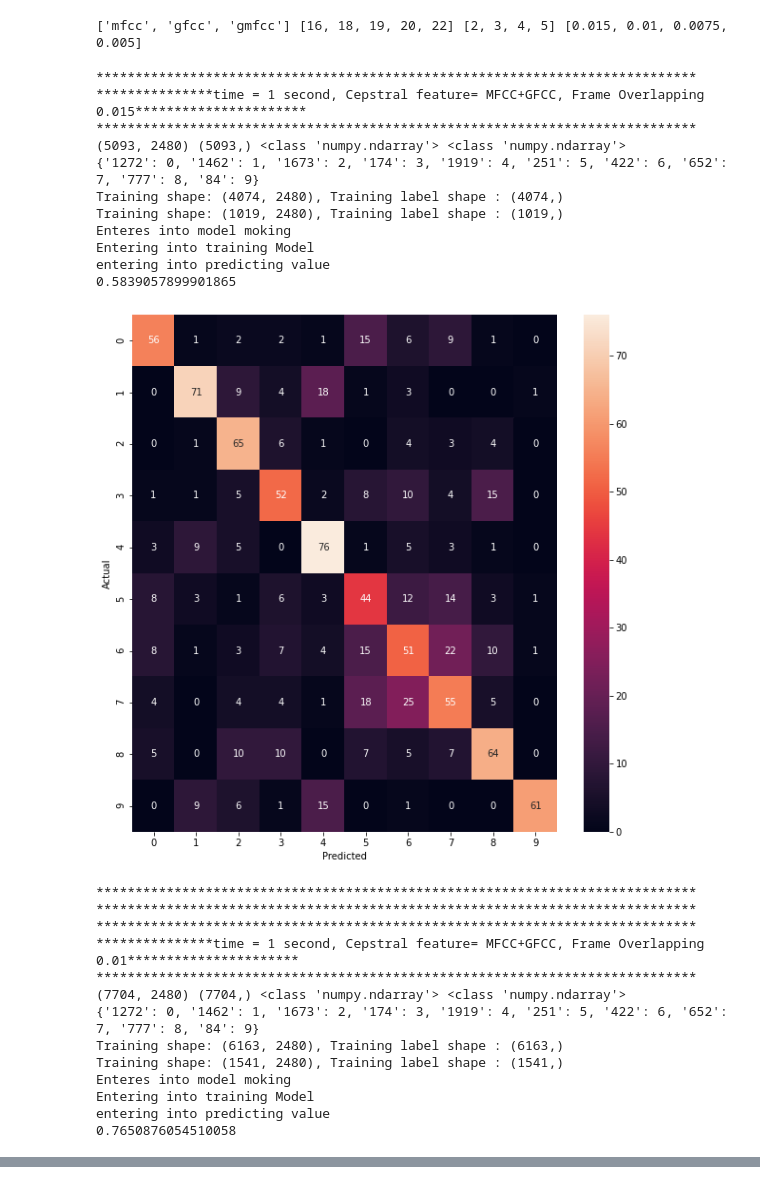
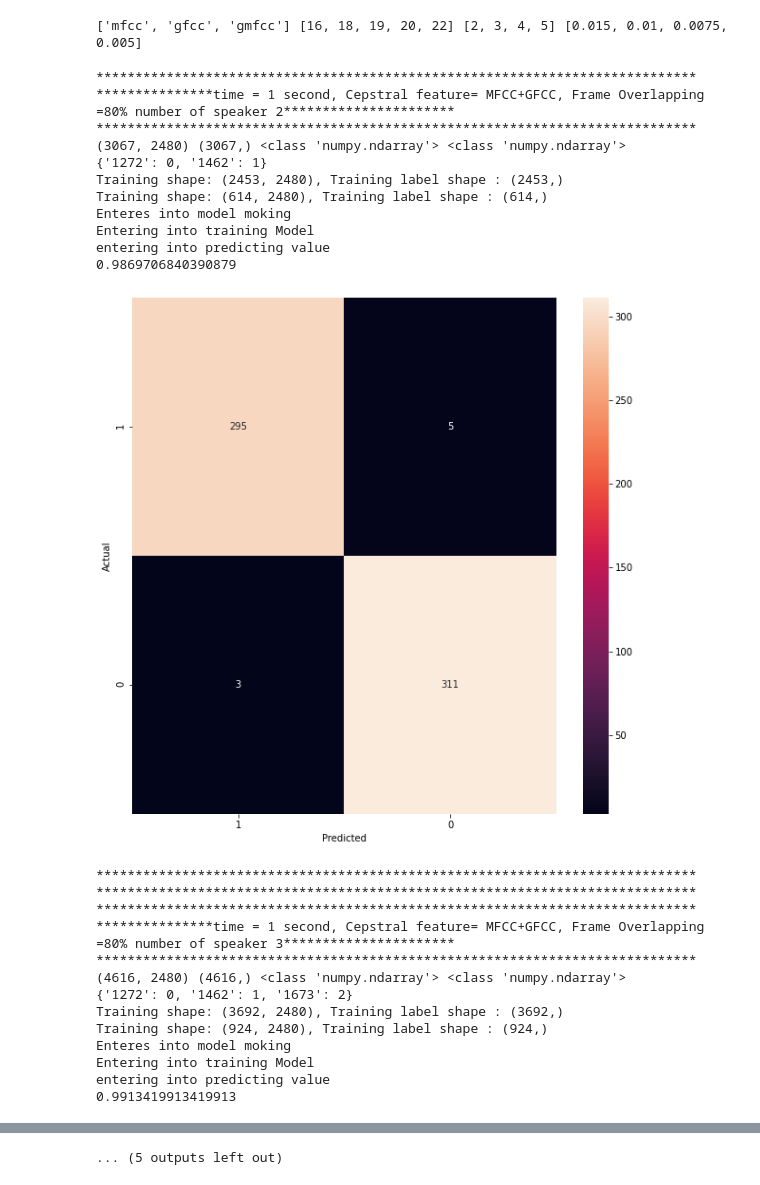
Before and after one commit to ritikraj660/Speaker-recognition, a Jupyter notebook: SR_SVM_MGFCC_1sec_overlapping_window.ipynb, the cells around one changed output, grey strips where cells are left out. Saved outputs shown, nothing was run; the diff lists cells and outputs as text; code cells hidden in the pictures.

```diff
--- a/SR_SVM_MGFCC_1sec_overlapping_window.ipynb
+++ b/SR_SVM_MGFCC_1sec_overlapping_window.ipynb
@@ -193,8 +198,8 @@ def s2c(mfcc=False,gmfcc=False,gfcc=False,cep=20,t_s=1, frame_overlapp = 0.01):
     return data[1:,:],data_label
 # %%
-def pre_pro(mfcc=False,gmfcc=True,gfcc=False,cep=20,dim=1,t_s=1,frame_overlapp = 0.01):
+def pre_pro(mfcc=False,gmfcc=True,gfcc=False,cep=20,dim=1,t_s=1,frame_overlapp = 0.01,number_of_speaker=10):
 
-  x,y = s2c(mfcc=mfcc,gmfcc=gmfcc,gfcc=gfcc,cep=cep,t_s=t_s,frame_overlapp = frame_overlapp)
+  x,y = s2c(mfcc=mfcc,gmfcc=gmfcc,gfcc=gfcc,cep=cep,t_s=t_s,frame_overlapp = frame_overlapp,number_of_speaker=number_of_speaker)
   #write_(x,y)
   print(x.shape,y.shape,type(x),type(y))
   if dim ==2:
@@ -211,8 +216,8 @@ def pre_pro(mfcc=False,gmfcc=True,gfcc=False,cep=20,dim=1,t_s=1,frame_overlapp =
   return x,y
 # %%
 %%time
-def x_y(mfcc=False,gmfcc=True,gfcc=False,cep=20,dim=1,t_s=2,frame_overlapp = 0.01):
-  x,y = pre_pro(mfcc=False,gmfcc=True,gfcc=False,cep=20,dim=1,t_s=2,frame_overlapp = frame_overlapp)
+def x_y(mfcc=False,gmfcc=True,gfcc=False,cep=20,dim=1,t_s=2,frame_overlapp = 0.01,number_of_speaker=10):
+  x,y = pre_pro(mfcc=False,gmfcc=True,gfcc=False,cep=20,dim=1,t_s=2,frame_overlapp = frame_overlapp,number_of_speaker=number_of_speaker)
   u = np.unique(y)
   num_classes = len(u)
   #print(u)
@@ -237,8 +242,8 @@ from sklearn.datasets import make_classification
 from sklearn.svm import SVC
 from sklearn.multiclass import OneVsOneClassifier
 from sklearn.metrics import accuracy_score
-def svm_(mfcc=False,gmfcc=False,gfcc=False,cep=20,dim=1,t_s=1,frame_overlapp = 0.01):
-  x,y = x_y(mfcc=mfcc,gmfcc=gmfcc,gfcc=gfcc,cep=cep,dim=1,t_s=t_s,frame_overlapp = frame_overlapp)
+def svm_(mfcc=False,gmfcc=False,gfcc=False,cep=20,dim=1,t_s=1,frame_overlapp = 0.01,number_of_speaker=10):
+  x,y = x_y(mfcc=mfcc,gmfcc=gmfcc,gfcc=gfcc,cep=cep,dim=1,t_s=t_s,frame_overlapp = frame_overlapp,number_of_speaker=number_of_speaker)
   x_train, x_test, y_train, y_test = train_test_split(x,y ,test_size=0.20, shuffle= True)
 
   print("Training shape: {0}, Training label shape : {1}".format(x_train.shape,y_train.shape))
@@ -248,7 +253,7 @@ def svm_(mfcc=False,gmfcc=False,gfcc=False,cep=20,dim=1,t_s=1,frame_overlapp = 0
   model = SVC(C=1.0, kernel='rbf', degree=3, gamma='scale', coef0=0.0,
                 shrinking=True, probability=True, tol=0.001, cache_size=200,
                 class_weight=None, verbose=False, max_iter=-1, decision_function_shape='ovr',
-                break_ties=False, random_state=None)
+                break_ties=False, random_state=42)
   # fit model
   print("Entering into training Model")
   his = model.fit(x_train, y_train)
@@ -258,9 +263,10 @@ def svm_(mfcc=False,gmfcc=False,gfcc=False,cep=20,dim=1,t_s=1,frame_overlapp = 0
   acc = accuracy_score(y_test,yhat)
   print(acc)
   conf_mat = confusion_matrix(y_test, yhat)
+  total_user = list(set(y_test))
   fig, ax = plt.subplots(figsize=(10,10))
   sns.heatmap(conf_mat, annot=True, fmt='d',
-              xticklabels=[0,1,2,3,4,5,6,7,8,9], yticklabels=[0,1,2,3,4,5,6,7,8,9])
+              xticklabels=total_user, yticklabels=total_user)
   plt.ylabel('Actual')
   plt.xlabel('Predicted')
   plt.show()
@@ -271,43 +277,44 @@ cep_fea = ['mfcc','gfcc','gmfcc']
 cep_num = [16,18,19,20,22]
 time_ = [2,3,4,5]
 win_over = [0.015,0.01,0.0075,0.005]
+speaker_ = [2,3,4,5,6,7,8,9]
 print(cep_fea,cep_num,time_,win_over)
 # %% [output]
 ['mfcc', 'gfcc', 'gmfcc'] [16, 18, 19, 20, 22] [2, 3, 4, 5] [0.015, 0.01, 0.0075, 0.005]
 # %%
-for i in win_over:
+for i in speaker_:
     print("*****************************************************************************")
-    print("***************time = 1 second, Cepstral feature= MFCC+GFCC, Frame Overlapping {}**********************".format(i))
+    print("***************time = 1 second, Cepstral feature= MFCC+GFCC, Frame Overlapping =80% number of speaker {}**********************".format(i))
     print("*****************************************************************************")
     #if i == 0.01:
-    svm_(mfcc=False,gmfcc=True,gfcc=False,cep=20,dim=1,t_s=1,frame_overlapp = i)
+    svm_(mfcc=False,gmfcc=True,gfcc=False,cep=20,dim=1,t_s=1,frame_overlapp = 0.005,number_of_speaker=i)
       #speaker(batch_sizes=16,epoch=200,mfcc=m,gmfcc=gm,gfcc=g,cep=20,dim=1,t_s=j,frame_overlapp = 0.01)
       #%%time
     print("*****************************************************************************")
     print("*****************************************************************************")
 # %% [output]
 *****************************************************************************
-***************time = 1 second, Cepstral feature= MFCC+GFCC, Frame Overlapping 0.015**********************
+***************time = 1 second, Cepstral feature= MFCC+GFCC, Frame Overlapping =80% number of speaker 2**********************
 *****************************************************************************
-(5093, 2480) (5093,) <class 'numpy.ndarray'> <class 'numpy.ndarray'>
-{'1272': 0, '1462': 1, '1673': 2, '174': 3, '1919': 4, '251': 5, '422': 6, '652': 7, '777': 8, '84': 9}
-Training shape: (4074, 2480), Training label shape : (4074,)
-Training shape: (1019, 2480), Training label shape : (1019,)
+(3067, 2480) (3067,) <class 'numpy.ndarray'> <class 'numpy.ndarray'>
+{'1272': 0, '1462': 1}
+Training shape: (2453, 2480), Training label shape : (2453,)
+Training shape: (614, 2480), Training label shape : (614,)
 Enteres into model moking
 Entering into training Model
 entering into predicting value
-0.5839057899901865
+0.9869706840390879
-[figure, old version]
+[figure, new version]
 *****************************************************************************
 *****************************************************************************
 *****************************************************************************
-***************time = 1 second, Cepstral feature= MFCC+GFCC, Frame Overlapping 0.01**********************
+***************time = 1 second, Cepstral feature= MFCC+GFCC, Frame Overlapping =80% number of speaker 3**********************
 *****************************************************************************
-(7704, 2480) (7704,) <class 'numpy.ndarray'> <class 'numpy.ndarray'>
-{'1272': 0, '1462': 1, '1673': 2, '174': 3, '1919': 4, '251': 5, '422': 6, '652': 7, '777': 8, '84': 9}
-Training shape: (6163, 2480), Training label shape : (6163,)
-Training shape: (1541, 2480), Training label shape : (1541,)
+(4616, 2480) (4616,) <class 'numpy.ndarray'> <class 'numpy.ndarray'>
+{'1272': 0, '1462': 1, '1673': 2}
+Training shape: (3692, 2480), Training label shape : (3692,)
+Training shape: (924, 2480), Training label shape : (924,)
 Enteres into model moking
 Entering into training Model
 entering into predicting value
-0.7650876054510058
+0.9913419913419913
@@ -344,0 +378 @@ entering into predicting value
+... (5 outputs left out)
```
Also changed, not shown: parts of 5 cells of this notebook.
